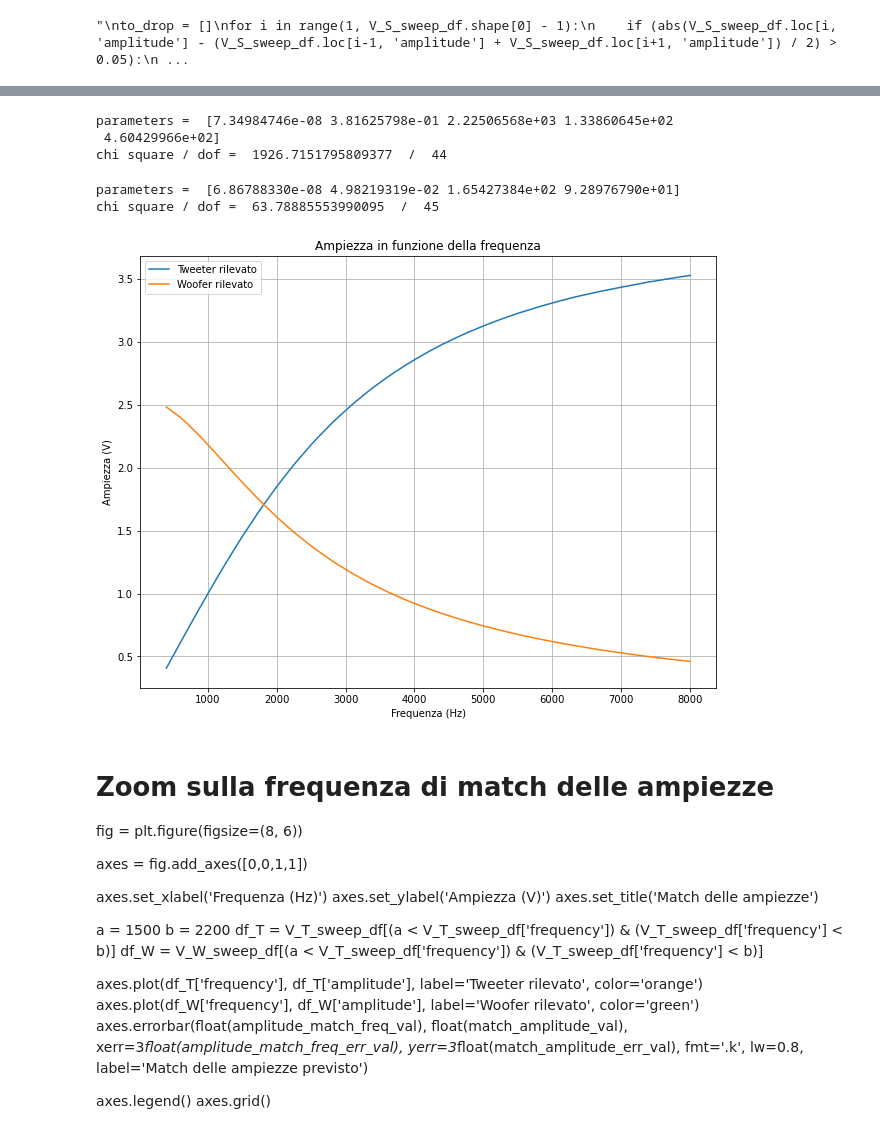
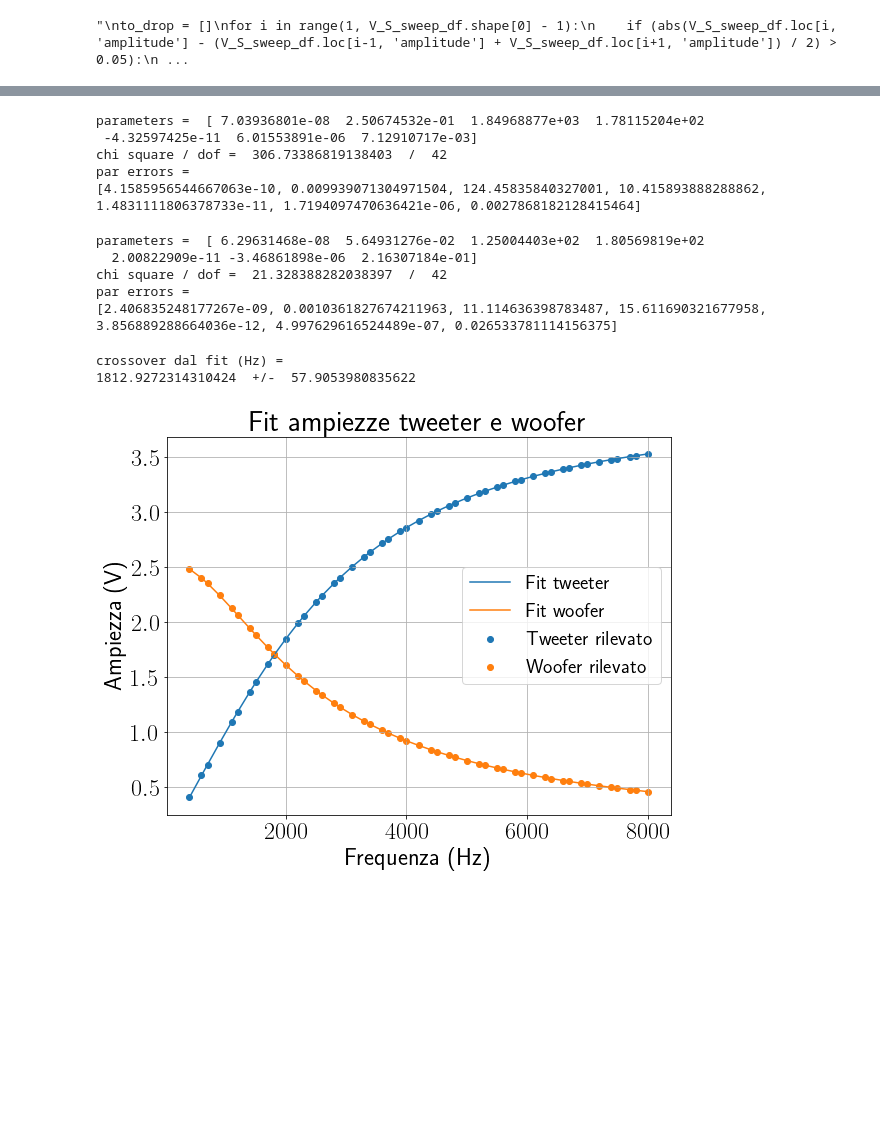
Before and after one commit to lusvelt/crossover-filter, a Jupyter notebook: analysis/Analysis.ipynb, the cells around one changed output, grey strips where cells are left out. Drawn from its saved outputs; the diff is of its cells as text; code cells hidden in the pictures; blank space fills up the shorter version.

```diff
--- a/analysis/Analysis.ipynb
+++ b/analysis/Analysis.ipynb
@@ -240,0 +319,6 @@ def fit(expr, ind_var, params, x, y, yerr=0):
+# %%
+df = variable_frequency_noise_df
+a, b, c = sp.symbols('a b c')
+quad_w = a*w**2+b*w+c
+# %%
+quad_w_fit, quad_w_p0, _ = fit(quad_w, w, [a, b, c], df['frequency'], df['amplitude'], p0={a: 10**-3, b: 10**4, c: 0.1})
@@ -241,54 +341,48 @@ def fit(expr, ind_var, params, x, y, yerr=0):
 # %%
-A_T_fit = fit(A_T, w, [C, L, R_L, R_int, R_T], V_T_sweep_df['frequency'].apply(lambda f: 2*pi*f), V_T_sweep_df['amplitude'], yerr=amplitude_error)
+A_T_fit, A_T_fit_params, A_T_fit_par_errors = fit(A_T + quad_w, w, [C, L, R_L, R_int, a, b, c], V_T_sweep_df['frequency'].apply(lambda f: 2*pi*f), V_T_sweep_df['amplitude'], yerr=amplitude_error, xerr=frequency_error, p0=quad_w_p0)
 # %% [output]
-parameters =  [7.34984746e-08 3.81625798e-01 2.22506568e+03 1.33860645e+02
- 4.60429966e+02]
-chi square / dof =  1926.7151795809377  /  44
+parameters =  [ 7.03936801e-08  2.50674532e-01  1.84968877e+03  1.78115204e+02
+ -4.32597425e-11  6.01553891e-06  7.12910717e-03]
+chi square / dof =  306.73386819138403  /  42
+par errors =
+[4.1585956544667063e-10, 0.009939071304971504, 124.45835840327001, 10.415893888288862, 1.4831111806378733e-11, 1.7194097470636421e-06, 0.0027868182128415464]
 # %%
-A_W_fit = fit(A_W, w, [C, L, R_L, R_int], V_W_sweep_df['frequency'].apply(lambda f: 2*pi*f), V_W_sweep_df['amplitude'], yerr=amplitude_error)
+A_W_fit, A_W_fit_params, A_W_fit_par_errors = fit(A_W + quad_w, w, [C, L, R_L, R_int, a, b, c], V_W_sweep_df['frequency'].apply(lambda f: 2*pi*f), V_W_sweep_df['amplitude'], yerr=amplitude_error, xerr=frequency_error, p0=quad_w_p0)
 # %% [output]
-parameters =  [6.86788330e-08 4.98219319e-02 1.65427384e+02 9.28976790e+01]
-chi square / dof =  63.78885553990095  /  45
+parameters =  [ 6.29631468e-08  5.64931276e-02  1.25004403e+02  1.80569819e+02
+  2.00822909e-11 -3.46861898e-06  2.16307184e-01]
+chi square / dof =  21.328388282038397  /  42
+par errors =
+[2.406835248177267e-09, 0.0010361827674211963, 11.114636398783487, 15.611690321677958, 3.856889288664036e-12, 4.997629616524489e-07, 0.026533781114156375]
+# %%
+from scipy.optimize import minimize_scalar
+crossover_w_fit = minimize_scalar(lambda wx: (A_T_fit(wx) - A_W_fit(wx))**2, bounds=(1500*2*np.pi, 2000*2*np.pi), method='bounded')
+crossover_freq_fit = crossover_w_fit.x / 2 / pi
+crossover_freq_err_val = calculate_uncertainty(crossover_freq, crossover_freq_fit, uncertainties | A_W_fit_par_errors)
+print('crossover dal fit (Hz) = ')
+print(crossover_freq_fit, ' +/- ', crossover_freq_err_val)
+# %% [output]
+crossover dal fit (Hz) =
+1812.9272314310424  +/-  57.9053980835622
 # %%
-fig = plt.figure(figsize=(8, 6))
+fig = plt.figure(figsize=figsize)
 
 axes = fig.add_axes([0,0,1,1])
 
 axes.set_xlabel('Frequenza (Hz)')
 axes.set_ylabel('Ampiezza (V)')
-axes.set_title('Ampiezza in funzione della frequenza')
+axes.set_title('Fit ampiezze tweeter e woofer')
 
-axes.plot(V_T_sweep_df['frequency'], V_T_sweep_df['amplitude'], label='Tweeter rilevato')
-axes.plot(V_W_sweep_df['frequency'], V_W_sweep_df['amplitude'], label='Woofer rilevato')
-"""
+axes.scatter(V_T_sweep_df['frequency'], V_T_sweep_df['amplitude'], label='Tweeter rilevato')
+axes.scatter(V_W_sweep_df['frequency'], V_W_sweep_df['amplitude'], label='Woofer rilevato')
+
 A_Ts = V_T_sweep_df['frequency'].apply(lambda f: 2*np.pi*f).apply(A_T_fit)
 axes.plot(V_T_sweep_df['frequency'], A_Ts, label='Fit tweeter')
 
 A_Ws = V_W_sweep_df['frequency'].apply(lambda f: 2*np.pi*f).apply(A_W_fit)
 axes.plot(V_W_sweep_df['frequency'], A_Ws, label='Fit woofer')
-"""
+
 axes.legend()
 axes.grid()
 # %% [output]
-[figure, old version]
+[figure, new version]
-# %% [markdown]
-# Zoom sulla frequenza di match delle ampiezze
-fig = plt.figure(figsize=(8, 6))
-
-axes = fig.add_axes([0,0,1,1])
-
-axes.set_xlabel('Frequenza (Hz)')
-axes.set_ylabel('Ampiezza (V)')
-axes.set_title('Match delle ampiezze')
-
-a = 1500
-b = 2200
-df_T = V_T_sweep_df[(a < V_T_sweep_df['frequency']) & (V_T_sweep_df['frequency'] < b)]
-df_W = V_W_sweep_df[(a < V_T_sweep_df['frequency']) & (V_T_sweep_df['frequency'] < b)]
-
-axes.plot(df_T['frequency'], df_T['amplitude'], label='Tweeter rilevato', color='orange')
-axes.plot(df_W['frequency'], df_W['amplitude'], label='Woofer rilevato', color='green')
-axes.errorbar(float(amplitude_match_freq_val), float(match_amplitude_val), xerr=3*float(amplitude_match_freq_err_val), yerr=3*float(match_amplitude_err_val), fmt='.k', lw=0.8, label='Match delle ampiezze previsto')
-
-axes.legend()
-axes.grid()
```
Also changed, not shown: parts of 61 cells of this notebook, 3 other files.
